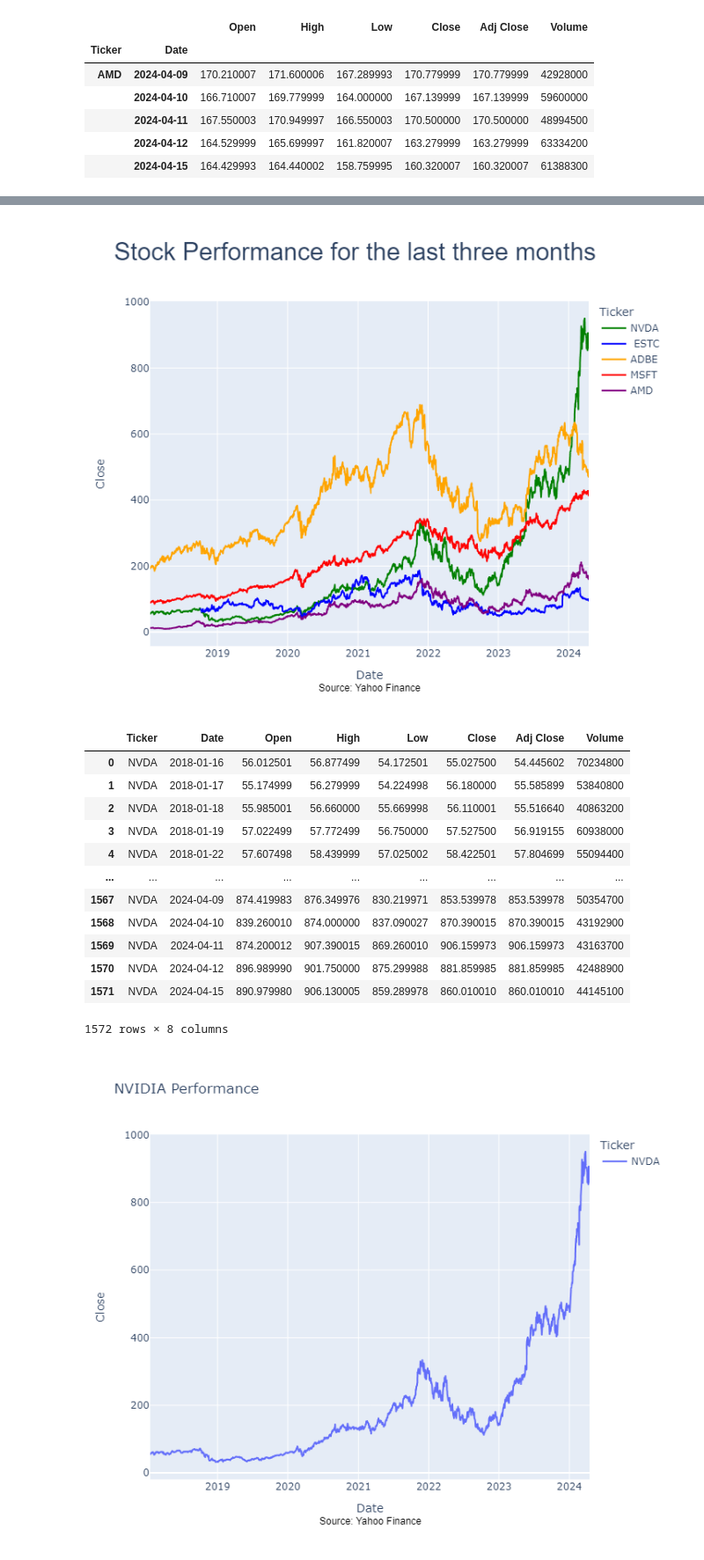
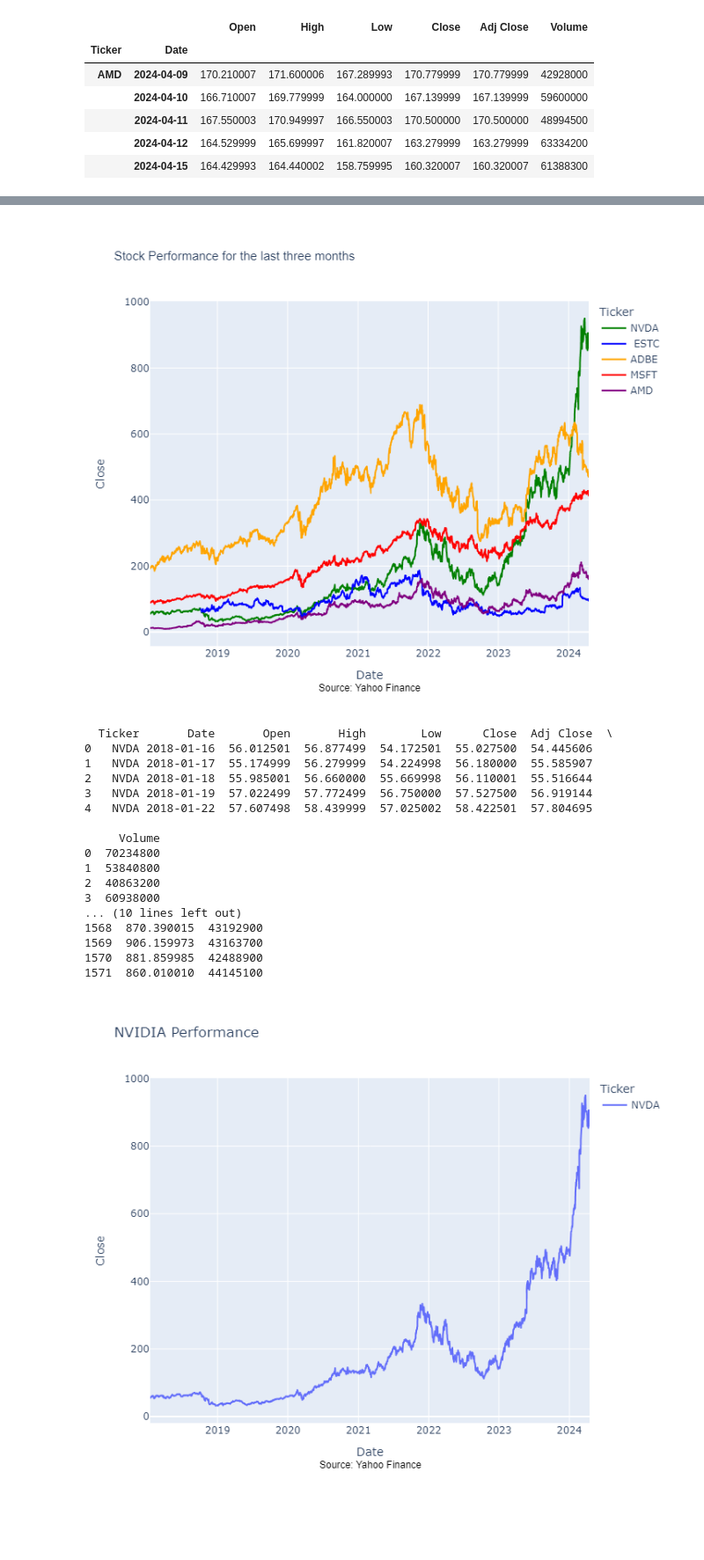
Before and after one commit to triciaannan/Stock-analysis-and-Forecasting, a Jupyter notebook: stocks.ipynb, the cells around one changed output, grey strips where cells are left out. Shown at 88% size. Saved outputs shown, nothing was run; the diff lists cells and outputs as text; code cells hidden in the pictures; blank space fills up the shorter version.

```diff
--- a/stocks.ipynb
+++ b/stocks.ipynb
@@ -66,42 +67,46 @@ stocks.head()
 # %%
 labels = ['NVDA', 'ESTC', 'ADBE', 'MSFT','AMD']
 colors = ['green', 'blue', 'orange', 'red','purple']
 
 #
 fig = px.line(stocks, x='Date', y='Close', color='Ticker',title="Stock Performance for the last three months",height=600, width=1000)
 
 for i, label in enumerate(labels):
     fig.data[i].line.color = colors[i]
-    fig.data[i].line.width = 2  # Adjust line width as needed
+    fig.data[i].line.width = 2
 
 
-fig.update_layout(title_font=dict(family='Arial', size=30))
+fig.update_layout(title_font=dict(family='Arial', size=15))
 
 fig.add_annotation(xref='paper', yref='paper', x=0.5, y=-0.1, xanchor='center', yanchor='top',
                     text='Source: Yahoo Finance',
                     font=dict(family='Arial', size=12, color='black'), showarrow=False)
 
 
 fig.show()
 # %% [output]
-[figure, old version]
+[figure, new version]
 # %%
 nvda_stocks=stocks[stocks['Ticker']=='NVDA']
-nvda_stocks
+print(nvda_stocks.head(),'\n',nvda_stocks.tail())
 # %% [output]
-|  | Ticker | Date | Open | High | Low | Close | Adj Close | Volume |
-| 0 | NVDA | 2018-01-16 | 56.012501 | 56.877499 | 54.172501 | 55.027500 | 54.445602 | 70234800 |
-| 1 | NVDA | 2018-01-17 | 55.174999 | 56.279999 | 54.224998 | 56.180000 | 55.585899 | 53840800 |
-| 2 | NVDA | 2018-01-18 | 55.985001 | 56.660000 | 55.669998 | 56.110001 | 55.516640 | 40863200 |
-| 3 | NVDA | 2018-01-19 | 57.022499 | 57.772499 | 56.750000 | 57.527500 | 56.919155 | 60938000 |
-| 4 | NVDA | 2018-01-22 | 57.607498 | 58.439999 | 57.025002 | 58.422501 | 57.804699 | 55094400 |
-| ... | ... | ... | ... | ... | ... | ... | ... | ... |
-| 1567 | NVDA | 2024-04-09 | 874.419983 | 876.349976 | 830.219971 | 853.539978 | 853.539978 | 50354700 |
-| 1568 | NVDA | 2024-04-10 | 839.260010 | 874.000000 | 837.090027 | 870.390015 | 870.390015 | 43192900 |
-| 1569 | NVDA | 2024-04-11 | 874.200012 | 907.390015 | 869.260010 | 906.159973 | 906.159973 | 43163700 |
-| 1570 | NVDA | 2024-04-12 | 896.989990 | 901.750000 | 875.299988 | 881.859985 | 881.859985 | 42488900 |
-| 1571 | NVDA | 2024-04-15 | 890.979980 | 906.130005 | 859.289978 | 860.010010 | 860.010010 | 44145100 |
-1572 rows × 8 columns
+  Ticker       Date       Open       High        Low      Close  Adj Close  \
+0   NVDA 2018-01-16  56.012501  56.877499  54.172501  55.027500  54.445606
+1   NVDA 2018-01-17  55.174999  56.279999  54.224998  56.180000  55.585907
+2   NVDA 2018-01-18  55.985001  56.660000  55.669998  56.110001  55.516644
+3   NVDA 2018-01-19  57.022499  57.772499  56.750000  57.527500  56.919144
+4   NVDA 2018-01-22  57.607498  58.439999  57.025002  58.422501  57.804695
+
+     Volume
+0  70234800
+1  53840800
+2  40863200
+3  60938000
+... (10 lines left out)
+1568  870.390015  43192900
+1569  906.159973  43163700
+1570  881.859985  42488900
+1571  860.010010  44145100
 # %%
 fig = px.line(nvda_stocks, x='Date', y='Close', color='Ticker',title="NVIDIA Performance",height=600, width=800)
 
```
Also changed, not shown: parts of 11 cells of this notebook.
